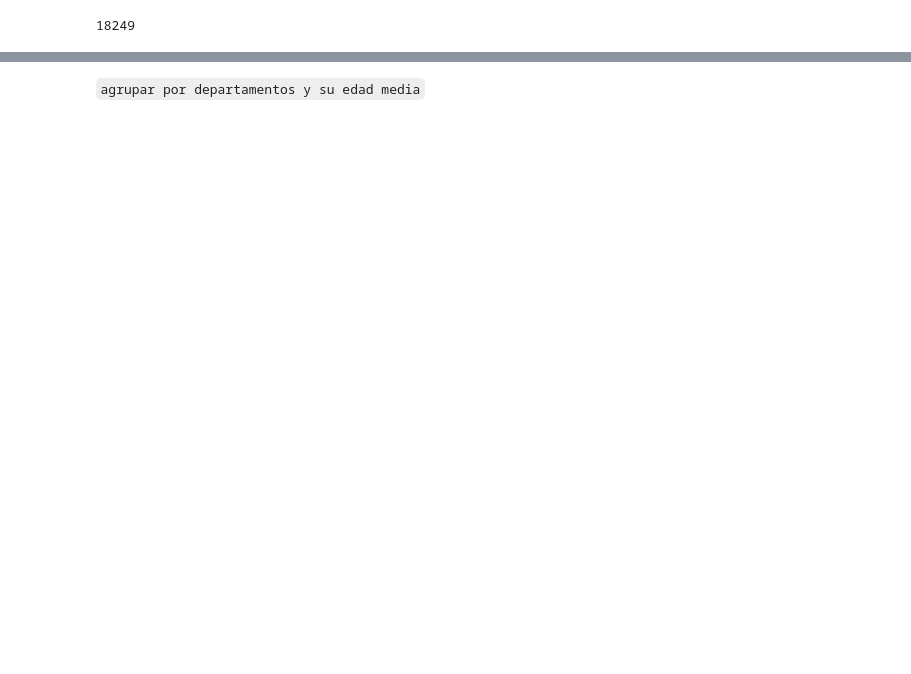
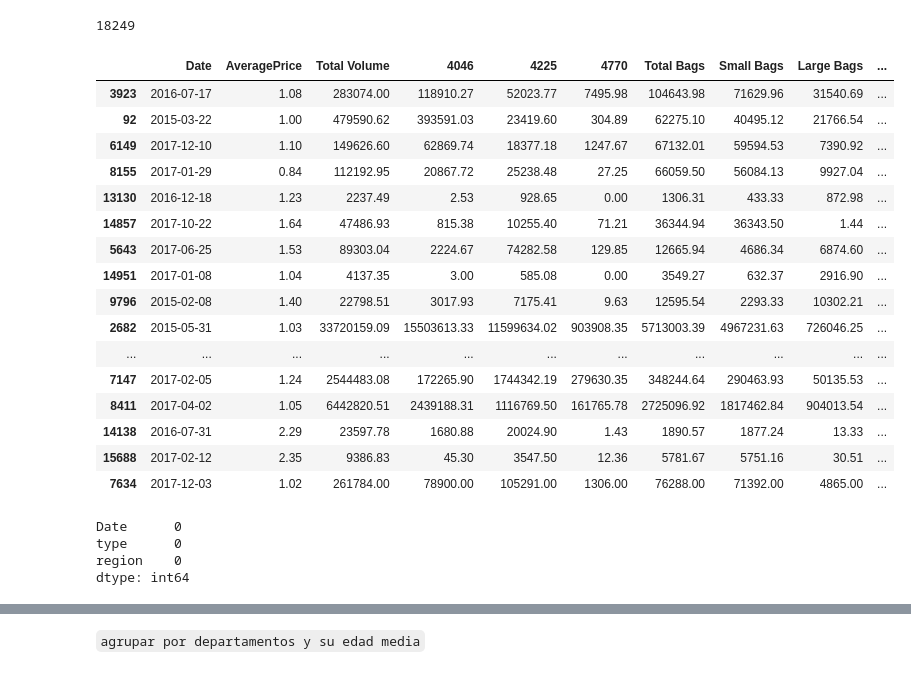
Before and after one commit to OscarFraile/EVOLVE, a Jupyter notebook: Fernando_Costa/Notebooks/Oscar/5.1.1 - Pandas III - Aggregation & combination copy.ipynb, the cells around one changed output, grey strips where cells are left out. Drawn from its saved outputs; the diff is of its cells as text; code cells hidden in the pictures; blank space fills up the shorter version.

```diff
--- a/Fernando_Costa/Notebooks/Oscar/5.1.1 - Pandas III - Aggregation & combination copy.ipynb
+++ b/Fernando_Costa/Notebooks/Oscar/5.1.1 - Pandas III - Aggregation & combination copy.ipynb
@@ -196,3 +197,23 @@ df.loc[2015] #loc & iloc ?
 df.shape[0]
 # %% [output]
 18249
+# %%
+df.sample(20)
+# %% [output]
+|  | Date | AveragePrice | Total Volume | 4046 | 4225 | 4770 | Total Bags | Small Bags | Large Bags | ... |
+| 3923 | 2016-07-17 | 1.08 | 283074.00 | 118910.27 | 52023.77 | 7495.98 | 104643.98 | 71629.96 | 31540.69 | ... |
+| 92 | 2015-03-22 | 1.00 | 479590.62 | 393591.03 | 23419.60 | 304.89 | 62275.10 | 40495.12 | 21766.54 | ... |
+| 6149 | 2017-12-10 | 1.10 | 149626.60 | 62869.74 | 18377.18 | 1247.67 | 67132.01 | 59594.53 | 7390.92 | ... |
+| 8155 | 2017-01-29 | 0.84 | 112192.95 | 20867.72 | 25238.48 | 27.25 | 66059.50 | 56084.13 | 9927.04 | ... |
+| 13130 | 2016-12-18 | 1.23 | 2237.49 | 2.53 | 928.65 | 0.00 | 1306.31 | 433.33 | 872.98 | ... |
+| 14857 | 2017-10-22 | 1.64 | 47486.93 | 815.38 | 10255.40 | 71.21 | 36344.94 | 36343.50 | 1.44 | ... |
+| 5643 | 2017-06-25 | 1.53 | 89303.04 | 2224.67 | 74282.58 | 129.85 | 12665.94 | 4686.34 | 6874.60 | ... |
+| 14951 | 2017-01-08 | 1.04 | 4137.35 | 3.00 | 585.08 | 0.00 | 3549.27 | 632.37 | 2916.90 | ... |
+| 9796 | 2015-02-08 | 1.40 | 22798.51 | 3017.93 | 7175.41 | 9.63 | 12595.54 | 2293.33 | 10302.21 | ... |
+| 2682 | 2015-05-31 | 1.03 | 33720159.09 | 15503613.33 | 11599634.02 | 903908.35 | 5713003.39 | 4967231.63 | 726046.25 | ... |
+| ... | ... | ... | ... | ... | ... | ... | ... | ... | ... | ... |
+| 7147 | 2017-02-05 | 1.24 | 2544483.08 | 172265.90 | 1744342.19 | 279630.35 | 348244.64 | 290463.93 | 50135.53 | ... |
+| 8411 | 2017-04-02 | 1.05 | 6442820.51 | 2439188.31 | 1116769.50 | 161765.78 | 2725096.92 | 1817462.84 | 904013.54 | ... |
+| 14138 | 2016-07-31 | 2.29 | 23597.78 | 1680.88 | 20024.90 | 1.43 | 1890.57 | 1877.24 | 13.33 | ... |
+| 15688 | 2017-02-12 | 2.35 | 9386.83 | 45.30 | 3547.50 | 12.36 | 5781.67 | 5751.16 | 30.51 | ... |
+| 7634 | 2017-12-03 | 1.02 | 261784.00 | 78900.00 | 105291.00 | 1306.00 | 76288.00 | 71392.00 | 4865.00 | ... |
@@ -198,0 +223,7 @@ df.shape[0]
+# %%
+cat.isna().sum().sort_values(ascending = False)
+# %% [output]
+Date      0
+type      0
+region    0
+dtype: int64
```
Also changed, not shown: parts of 37 cells of this notebook, 1 other file.
